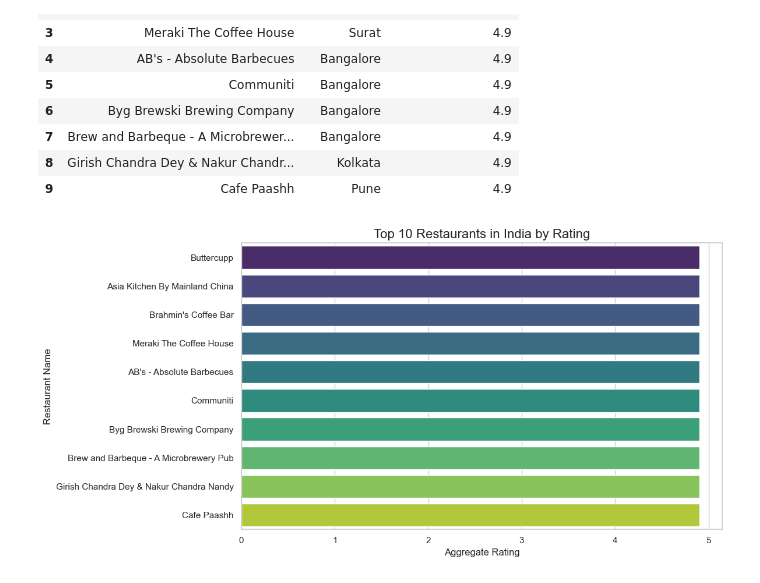
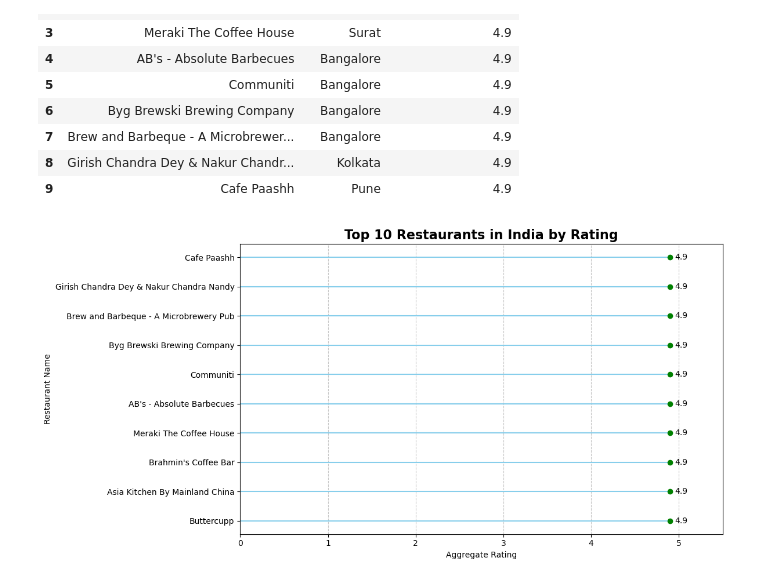
Before and after one commit to Parvashukla26/Zomato-Restaurant-EDA, a Jupyter notebook: Zomato_Restaurant_Data_Analysis.ipynb, the cells around one changed output. Saved outputs shown, nothing was run; the diff lists cells and outputs as text; code cells hidden in the pictures.

```diff
--- a/Zomato_Restaurant_Data_Analysis.ipynb
+++ b/Zomato_Restaurant_Data_Analysis.ipynb
@@ -201,16 +201,22 @@ top_10_Restaurant_rating.reset_index(drop=True)
 | 8 | Girish Chandra Dey & Nakur Chandr... | Kolkata | 4.9 |
 | 9 | Cafe Paashh | Pune | 4.9 |
 # %%
-sns.set(style='whitegrid')
 plt.figure(figsize=(12,6))
-sns.barplot(data= top_10_Restaurant_rating,x='aggregate_rating',y = 'name',hue='name',palette='viridis', legend=False)
-plt.title('Top 10 Restaurants in India by Rating', fontsize=16)
-plt.xlabel('Aggregate Rating')
-plt.ylabel('Restaurant Name')
+plt.hlines(y=top_10_Restaurant_rating['name'], xmin=0, xmax=top_10_Restaurant_rating['aggregate_rating'], color='skyblue')
+plt.plot(top_10_Restaurant_rating['aggregate_rating'], top_10_Restaurant_rating['name'], "o", color='green')
+
+for index, value in enumerate(top_10_Restaurant_rating['aggregate_rating']):
+    plt.text(value + 0.05, index, f"{value:.1f}", va='center')
+
+plt.title("Top 10 Restaurants in India by Rating", fontsize=16, fontweight='bold')
+plt.xlabel("Aggregate Rating")
+plt.ylabel("Restaurant Name")
+plt.xlim(0, 5.5)
+plt.grid(axis='x', linestyle='--', alpha=0.7)
 plt.tight_layout()
 plt.show()
 # %% [output]
-[figure, old version]
+[figure, new version]
 # %%
 df
 # %% [output]
```
Also changed, not shown: parts of 4 cells of this notebook.
